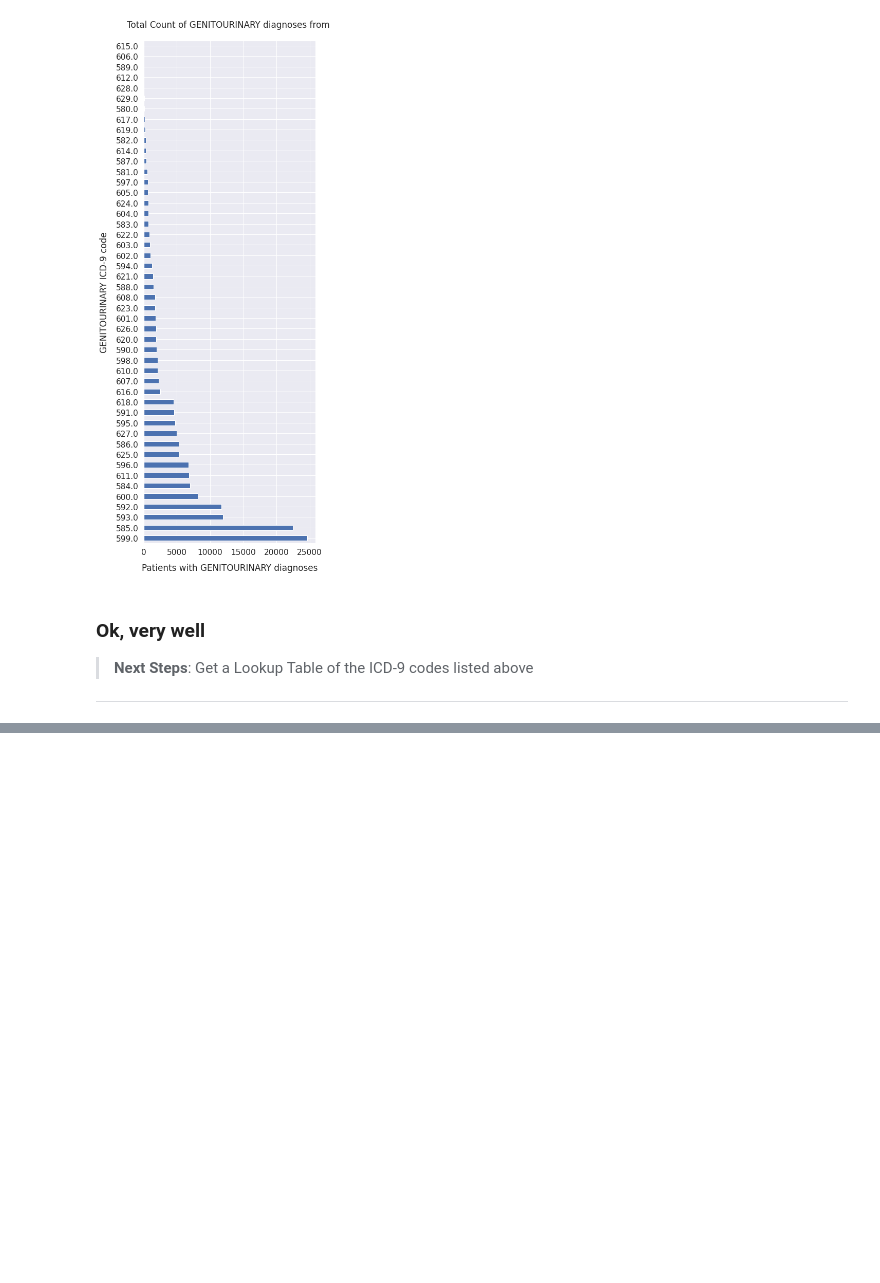
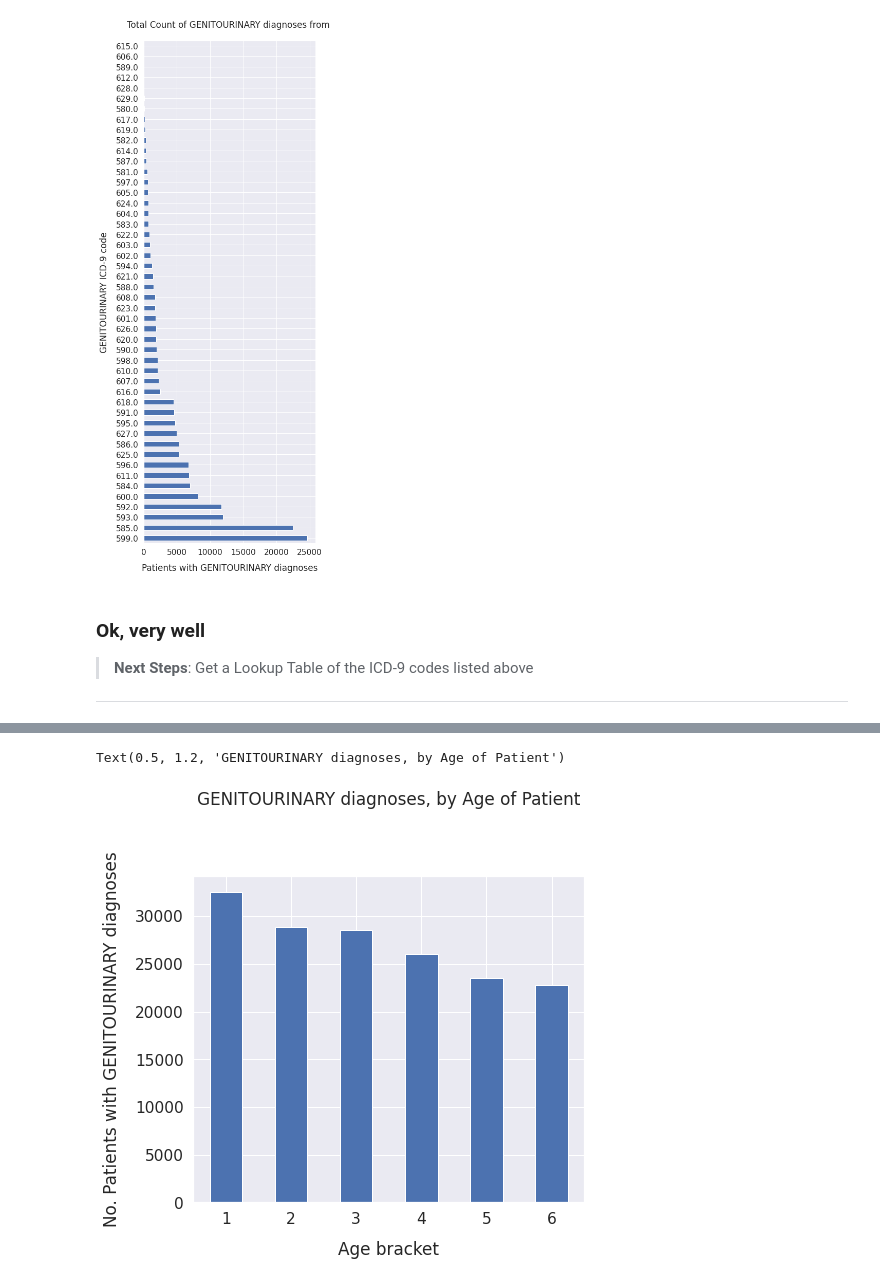
Before and after one commit to xthomas/dataviz, a Jupyter notebook: uti-claims/Beneficiary Summary Discovery.ipynb, the cells around one changed output, grey strips where cells are left out. Drawn from its saved outputs; the diff is of its cells as text; code cells hidden in the pictures; blank space fills up the shorter version.

```diff
--- a/uti-claims/Beneficiary Summary Discovery.ipynb
+++ b/uti-claims/Beneficiary Summary Discovery.ipynb
@@ -245,0 +273,9 @@ plt.title("Total Count of GENITOURINARY diagnoses from ", y=1.02);
+# %%
+sns.set(font_scale=1.4)
+uticodes.BENE_AGE_CAT_CD.value_counts().plot(kind='bar', figsize=(7, 6), rot=0)
+plt.xlabel("Age bracket", labelpad=14)
+plt.ylabel("No. Patients with GENITOURINARY diagnoses", labelpad=14)
+plt.title("GENITOURINARY diagnoses, by Age of Patient", y=1.2)
+# %% [output]
+Text(0.5, 1.2, 'GENITOURINARY diagnoses, by Age of Patient')
+[figure, added]
```
Also changed, not shown: parts of 8 cells of this notebook, 1 other file.
